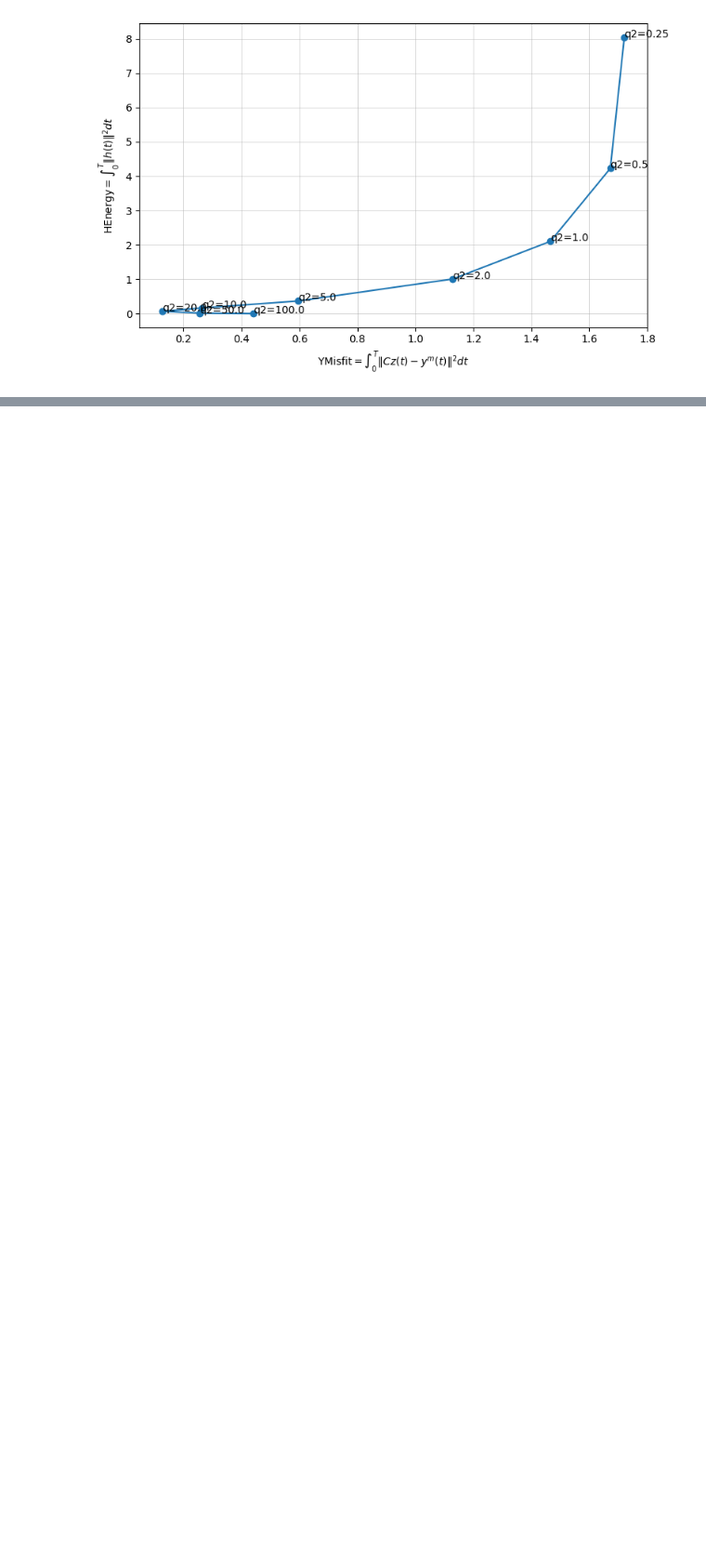
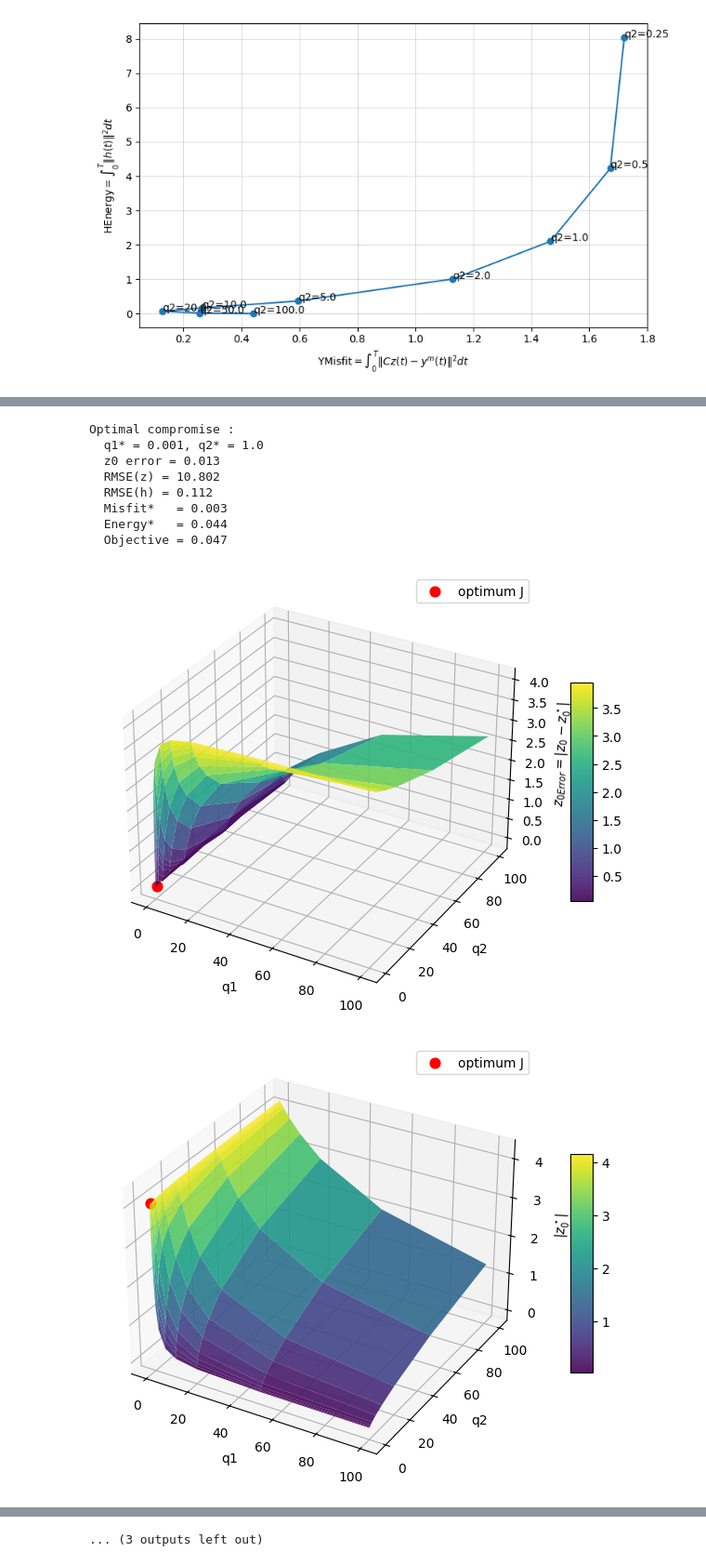
Before and after one commit to HKassogue/irrigation-estimation, a Jupyter notebook: simulation_n1.ipynb, the cells around one changed output, grey strips where cells are left out. Shown at 93% size. Drawn from its saved outputs; the diff is of its cells as text; code cells hidden in the pictures; blank space fills up the shorter version.

```diff
--- a/simulation_n1.ipynb
+++ b/simulation_n1.ipynb
@@ -408,0 +187,18 @@ metrics
+# %%
+# Sensibility of q1 and q2: sweep q1 and q2, compute solutions & metrics, and search optimum q1 and q2
+q1_vals = [0.001, 0.1, 0.25, 0.5, 0.75, 1, 2, 5, 10, 20, 50, 100]
+q2_vals = [0.1, 0.25, 0.5, 1, 2, 5, 10, 20, 50, 100]
+
+curves_z, curves_h, metrics, q1_opt, q2_opt = q12_sensibility_with_optimum(A, G2, C, z0, h, T=1, N=200,
+                                                                           q1_list=q1_vals, q2_list=q2_vals, save=False, outdir="figs_3D")
+# %% [output]
+Optimal compromise :
+  q1* = 0.001, q2* = 1.0
+  z0 error = 0.013
+  RMSE(z) = 10.802
+  RMSE(h) = 0.112
+  Misfit*   = 0.003
+  Energy*   = 0.044
+  Objective = 0.047
+[figure, added]
+[figure, added]
@@ -408,0 +214 @@ metrics
+... (3 outputs left out)
```
Also changed, not shown: parts of 15 cells of this notebook, 28 other files.
